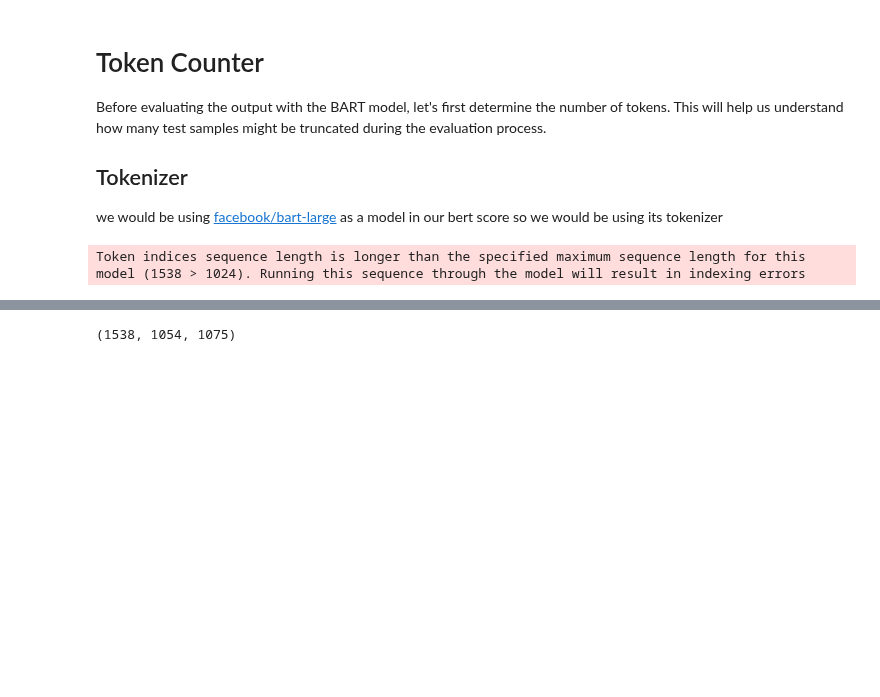
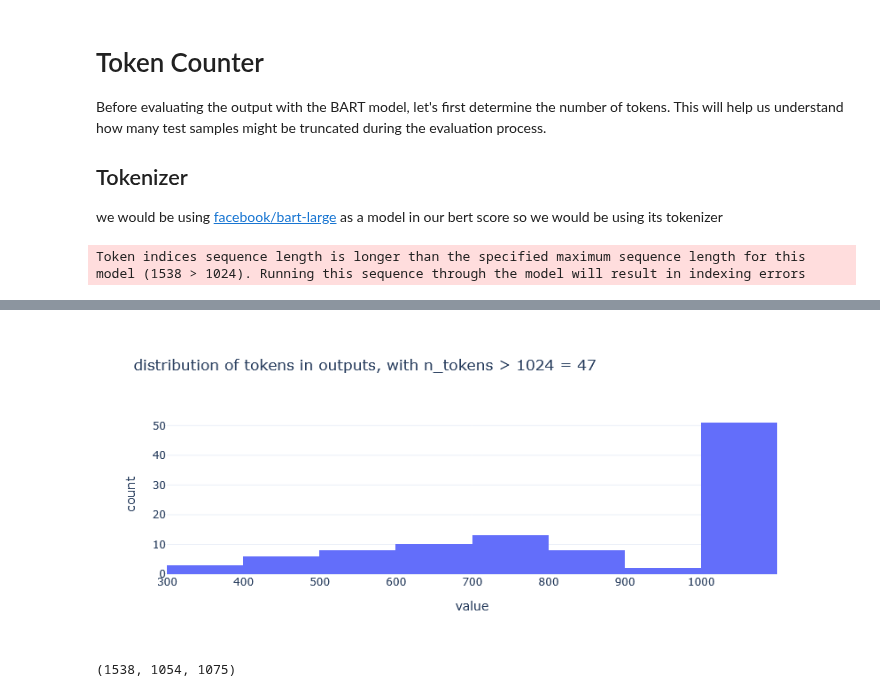
Before and after one commit to Thorkild556/NLP_project_group6, a Jupyter notebook: lab/model_evaluation.ipynb, the cells around one changed output, grey strips where cells are left out. Drawn from its saved outputs; the diff is of its cells as text; code cells hidden in the pictures; blank space fills up the shorter version.

```diff
--- a/lab/model_evaluation.ipynb
+++ b/lab/model_evaluation.ipynb
@@ -66,7 +70,9 @@ fig.show()
 # %%
 fig = px.histogram(model2_tokens, title=f"distribution of tokens in outputs, with n_tokens > 1024 = {exceeded_2}")
 fig.update_layout(showlegend=False, template="plotly_white")
-fig.show()
+fig
+# %% [output]
+[figure, added]
 # %%
 # max tokens generated for models we have seen so far.
 max(model0_tokens), max(model1_tokens), max(model2_tokens)
```
Also changed, not shown: parts of 2 cells of this notebook.
